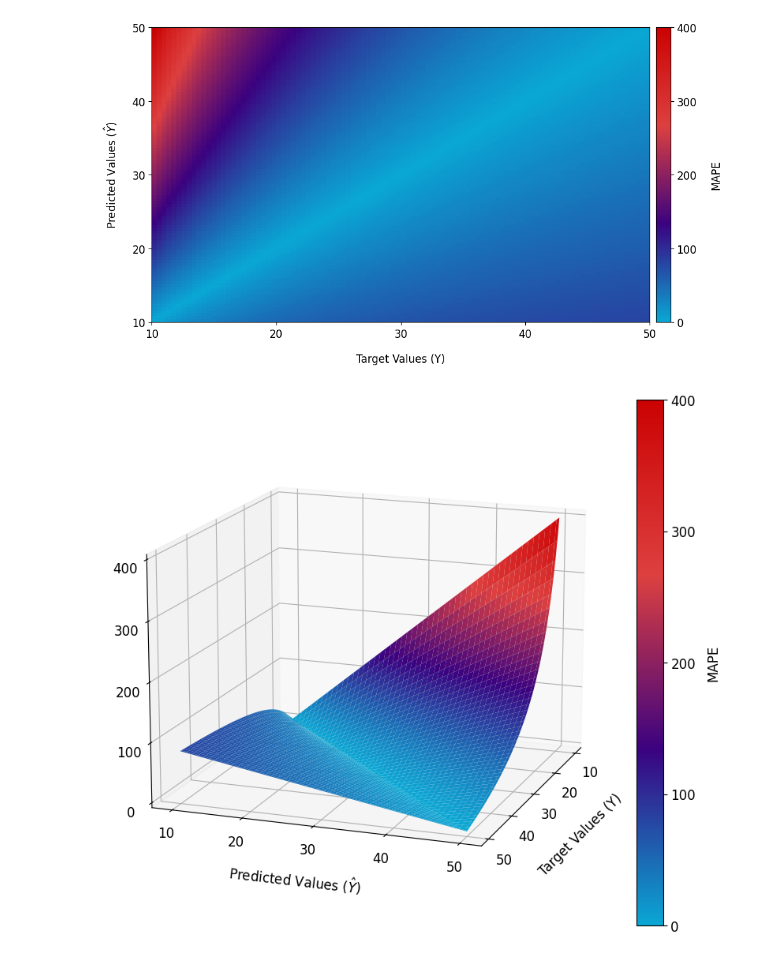
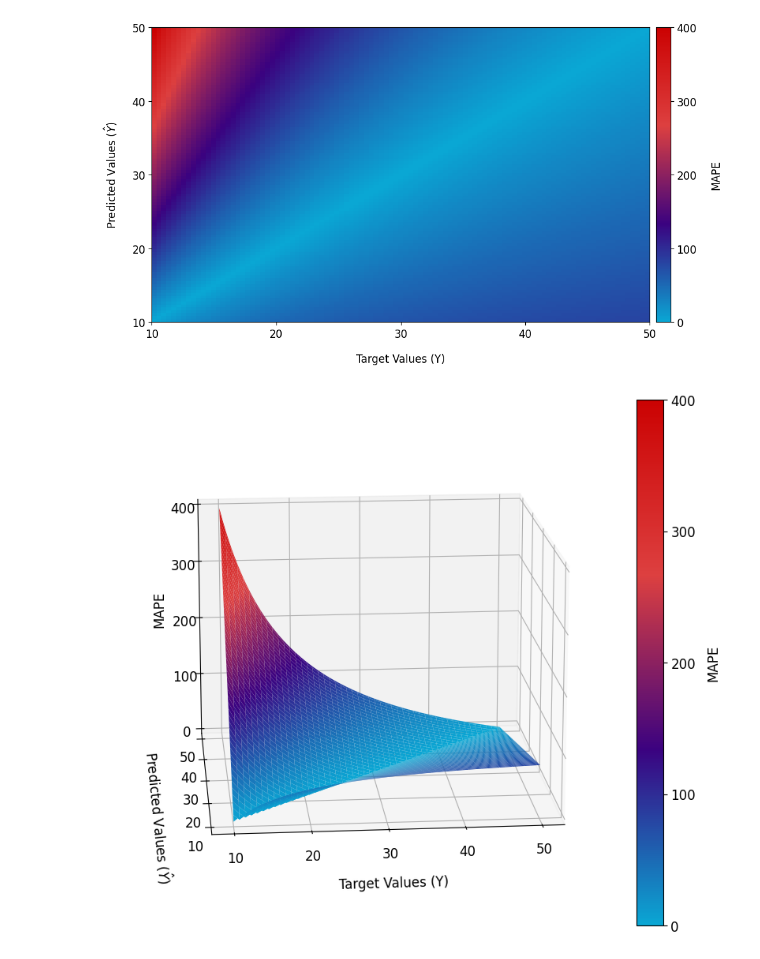
Before and after one commit to NannyML/The-Little-Book-of-ML-Metrics, a Jupyter notebook: book_plots.ipynb, the cells around one changed output. Saved outputs shown, nothing was run; the diff lists cells and outputs as text; code cells hidden in the pictures.

Commit message:
new cross-sectional plot

```diff
--- a/book_plots.ipynb
+++ b/book_plots.ipynb
@@ -30,8 +30,8 @@ plt.show()
 [figure]
 # %%
 # Example data
-real_values = np.linspace(10, 50, 100)
-predicted_values = np.linspace(10, 50, 100)
+real_values = np.linspace(10, 50, 101)
+predicted_values = np.linspace(10, 50, 101)
 real_grid, predicted_grid = np.meshgrid(real_values, predicted_values)
 # %% [markdown]
 ### MAE
@@ -104,25 +149,25 @@ plt.show()
 # %%
 fig = plt.figure(figsize=(6.4*1.5, 4.8*1.5))
 ax = fig.add_subplot(111, projection='3d')
 surf = ax.plot_surface(real_grid, predicted_grid, mape_grid, cmap=nml_cmap,
                        vmin=np.min(mape_grid), vmax=np.max(mape_grid))
 
 cbar = fig.colorbar(surf, pad=0.01)
 cbar.ax.locator_params(nbins=4)
 
 ax.set_xticks([10, 20, 30, 40, 50])
 ax.set_yticks([10, 20, 30, 40, 50])
 ax.set_zticks([0, 100, 200, 300, 400])
-ax.view_init(elev=15, azim=20)
+ax.view_init(elev=15, azim=265)
 
 ax.set_xlabel('Target Values (Y)')
 ax.set_ylabel('Predicted Values ($\hat{Y}$)')
 ax.set_zlabel('MAPE', labelpad=10)
 ax.zaxis.label.set_rotation(90)
 cbar.set_label('MAPE', labelpad=10)
 
 fig.tight_layout()
-plt.savefig('plots/MAPE_3d_surface.png', dpi=300)
+plt.savefig('plots/MAPE_3d_surface_2.png', dpi=300)
 plt.show()
 # %% [output]
-[figure, old version]
+[figure, new version]
```
Also changed, not shown: parts of 5 cells of this notebook, 5 other files.
